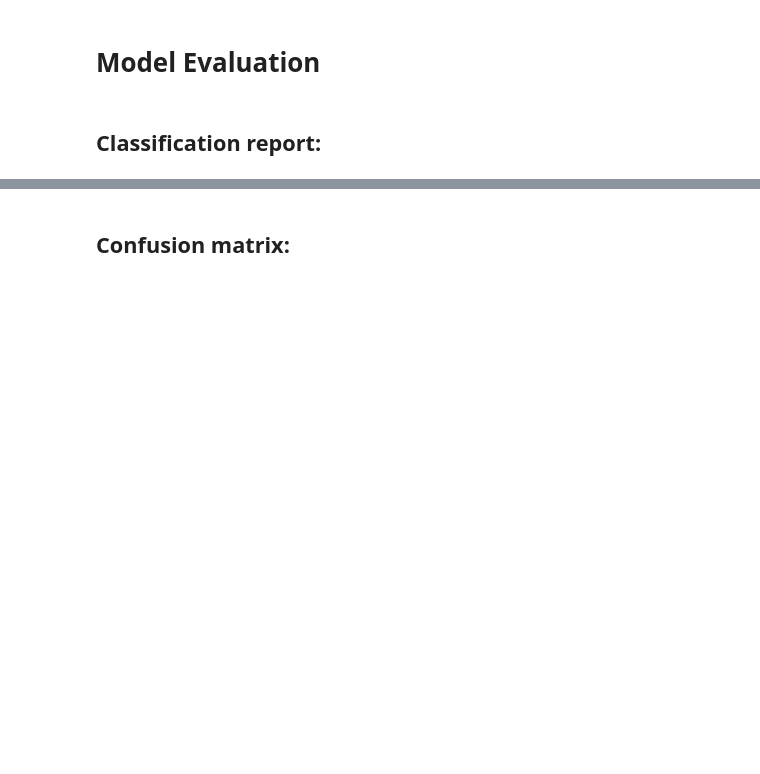
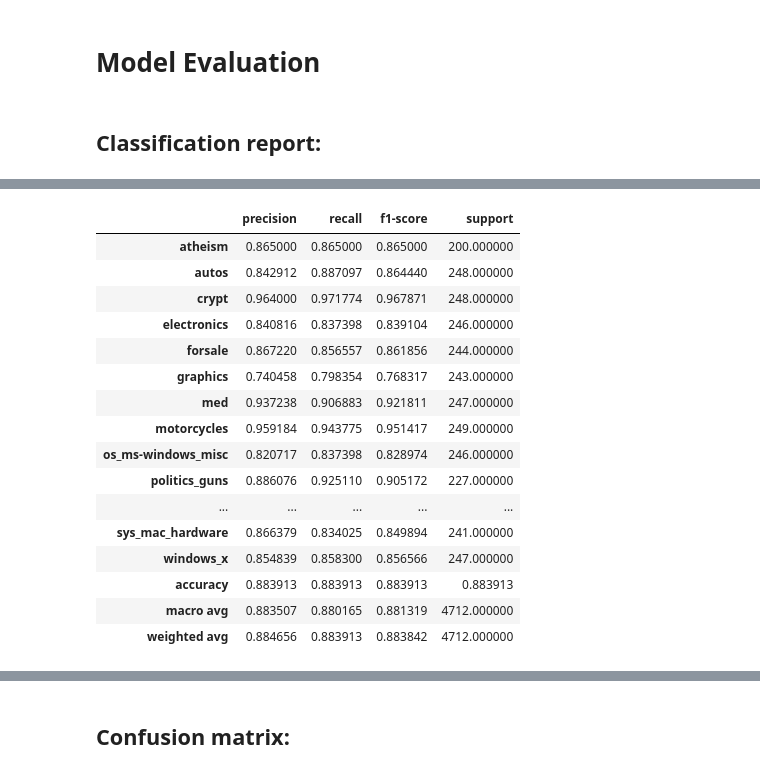
Before and after one commit to Reslan-Tinawi/20-newsgroups-Text-Classification, a Jupyter notebook: Text Classification.ipynb, the cells around one changed output, grey strips where cells are left out. Cells and saved outputs as stored; diff of their text form; code cells hidden in the pictures; blank space fills up the shorter version.

```diff
--- a/Text Classification.ipynb
+++ b/Text Classification.ipynb
@@ -424 +453,21 @@ clf_report_df
+# %%
+clf_report_df
+# %% [output]
+|  | precision | recall | f1-score | support |
+| atheism | 0.865000 | 0.865000 | 0.865000 | 200.000000 |
+| autos | 0.842912 | 0.887097 | 0.864440 | 248.000000 |
+| crypt | 0.964000 | 0.971774 | 0.967871 | 248.000000 |
+| electronics | 0.840816 | 0.837398 | 0.839104 | 246.000000 |
+| forsale | 0.867220 | 0.856557 | 0.861856 | 244.000000 |
+| graphics | 0.740458 | 0.798354 | 0.768317 | 243.000000 |
+| med | 0.937238 | 0.906883 | 0.921811 | 247.000000 |
+| motorcycles | 0.959184 | 0.943775 | 0.951417 | 249.000000 |
+| os_ms-windows_misc | 0.820717 | 0.837398 | 0.828974 | 246.000000 |
+| politics_guns | 0.886076 | 0.925110 | 0.905172 | 227.000000 |
+| ... | ... | ... | ... | ... |
+| sys_mac_hardware | 0.866379 | 0.834025 | 0.849894 | 241.000000 |
+| windows_x | 0.854839 | 0.858300 | 0.856566 | 247.000000 |
+| accuracy | 0.883913 | 0.883913 | 0.883913 | 0.883913 |
+| macro avg | 0.883507 | 0.880165 | 0.881319 | 4712.000000 |
+| weighted avg | 0.884656 | 0.883913 | 0.883842 | 4712.000000 |
 # %%
```
Also changed, not shown: parts of 15 cells of this notebook, 24 other files.
